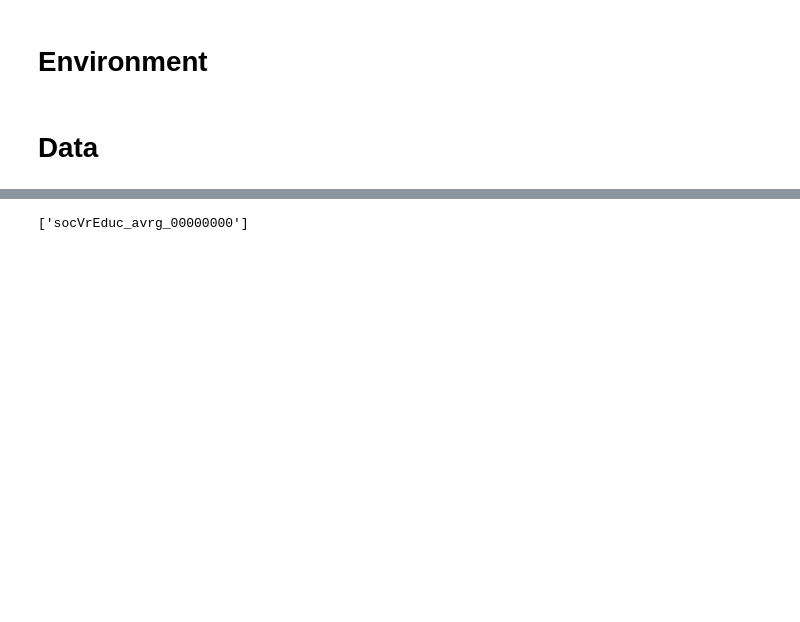
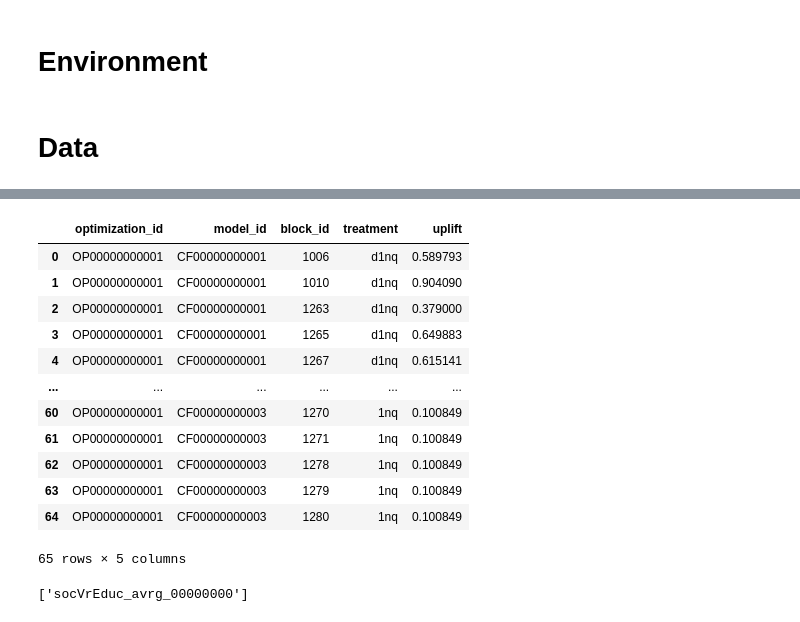
Before and after one commit to Andrew10MAIN/urban_regeneration_platform, a Jupyter notebook: experiments/notebooks/ml_results_review.ipynb, the cells around one changed output, grey strips where cells are left out. Cells and saved outputs as stored; diff of their text form; code cells hidden in the pictures; blank space fills up the shorter version.

```diff
--- a/experiments/notebooks/ml_results_review.ipynb
+++ b/experiments/notebooks/ml_results_review.ipynb
@@ -32,3 +32,8 @@ features_df = pd.read_sql("SELECT * FROM results.features ", engine)
 shaps_df = pd.read_sql("SELECT * FROM results.shap_rf_reg_price ", engine)
 #pred_reg_price_df = pd.read_sql("SELECT * FROM results.predicted_reg_price ", engine)
 pred_reg_prices_df = pd.read_sql("SELECT * FROM results.predicted_reg_prices ", engine)
+
+
+optimization_summary = pd.read_sql("SELECT * FROM results.optimization_summary ", engine)
+uplifts_optimization = pd.read_sql("SELECT * FROM results.uplifts_optimization ", engine)
+weigts_optimization = pd.read_sql("SELECT * FROM results.optimization_weights_setup ", engine)
@@ -35,3 +52,19 @@ pred_reg_prices_df = pd.read_sql("SELECT * FROM results.predicted_reg_prices ",
+# %%
+uplifts_optimization
+# %% [output]
+|  | optimization_id | model_id | block_id | treatment | uplift |
+| 0 | OP00000000001 | CF00000000001 | 1006 | d1nq | 0.589793 |
+| 1 | OP00000000001 | CF00000000001 | 1010 | d1nq | 0.904090 |
+| 2 | OP00000000001 | CF00000000001 | 1263 | d1nq | 0.379000 |
+| 3 | OP00000000001 | CF00000000001 | 1265 | d1nq | 0.649883 |
+| 4 | OP00000000001 | CF00000000001 | 1267 | d1nq | 0.615141 |
+| ... | ... | ... | ... | ... | ... |
+| 60 | OP00000000001 | CF00000000003 | 1270 | 1nq | 0.100849 |
+| 61 | OP00000000001 | CF00000000003 | 1271 | 1nq | 0.100849 |
+| 62 | OP00000000001 | CF00000000003 | 1278 | 1nq | 0.100849 |
+| 63 | OP00000000001 | CF00000000003 | 1279 | 1nq | 0.100849 |
+| 64 | OP00000000001 | CF00000000003 | 1280 | 1nq | 0.100849 |
+65 rows × 5 columns
 # %%
 mined_df = pd.read_sql("SELECT * FROM mined.variables ", engine)
 # %%
```
Also changed, not shown: parts of 2 cells of this notebook, 11 other files.
